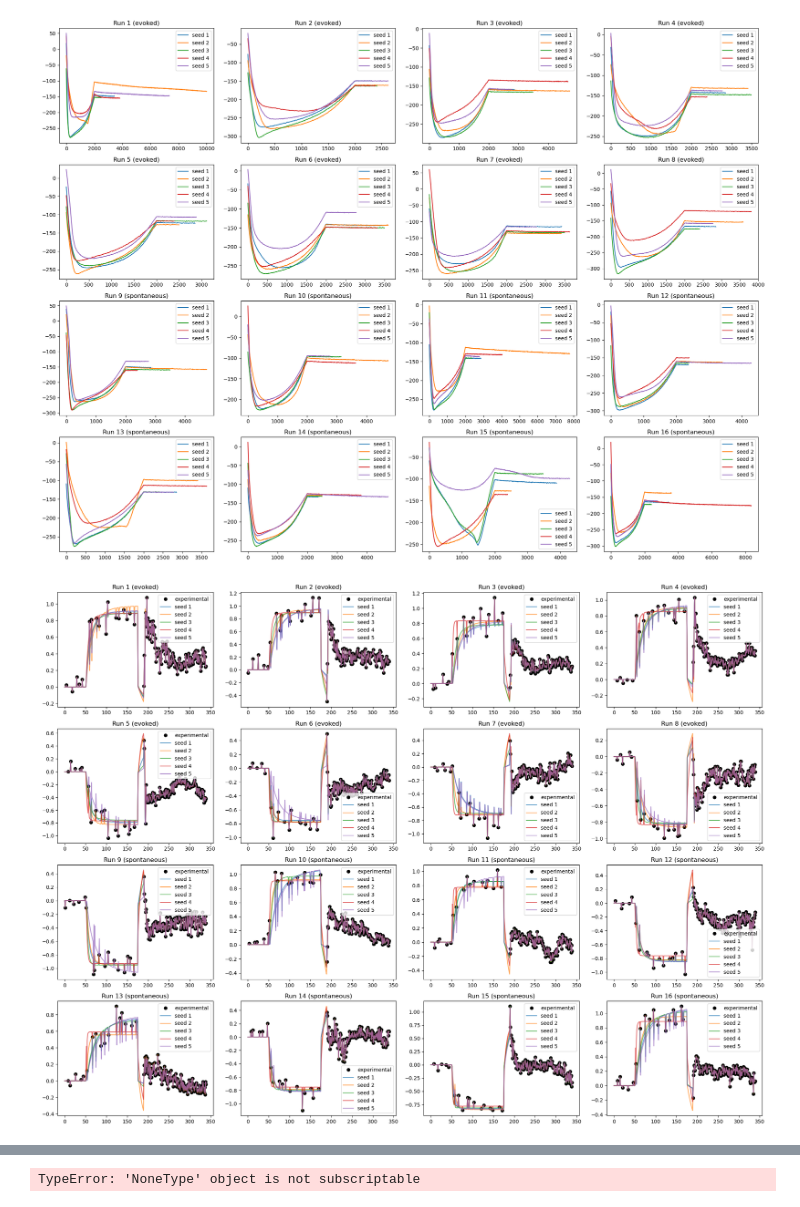
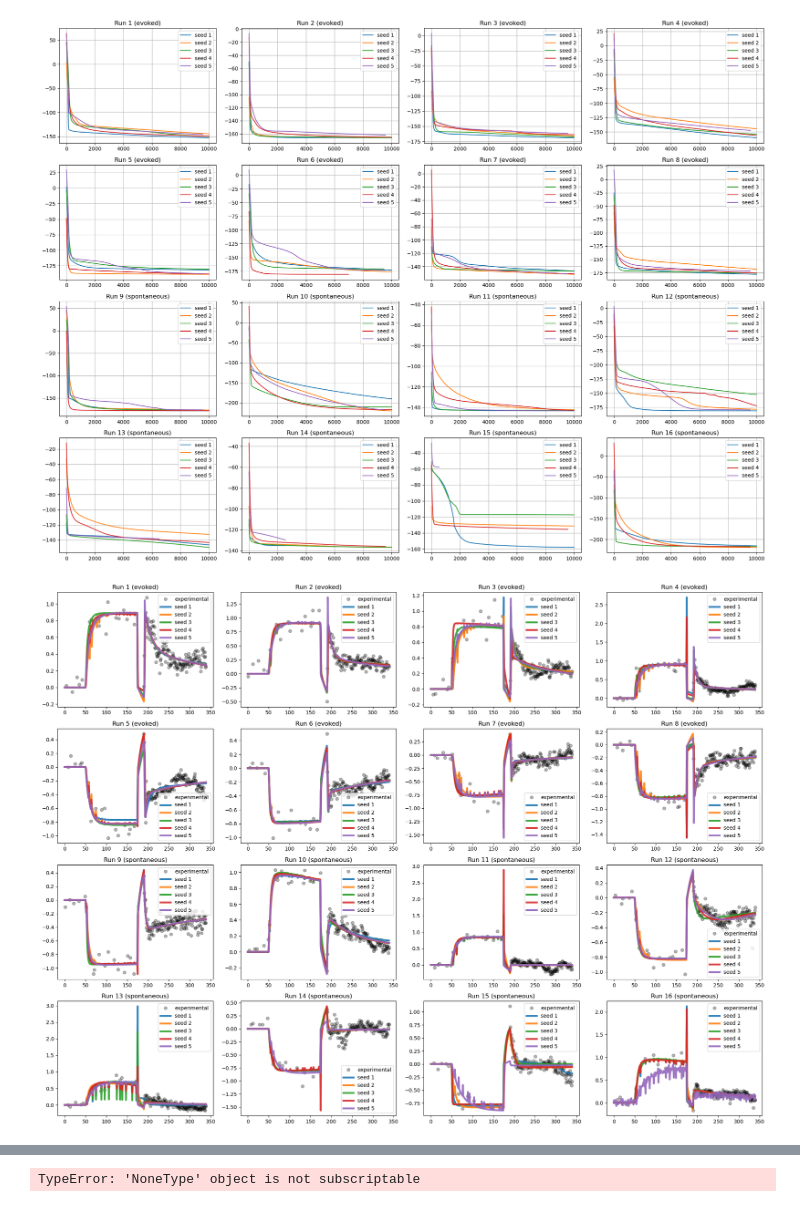
Before and after one commit to sashkarivkind/contextual_frogs, a Jupyter notebook: experimental/optim/result_view_aaaJ.ipynb, the cells around one changed output, grey strips where cells are left out. Saved outputs shown, nothing was run; the diff lists cells and outputs as text; code cells hidden in the pictures.

Commit message:
improved local tuning, direct injection

```diff
--- a/experimental/optim/result_view_aaaJ.ipynb
+++ b/experimental/optim/result_view_aaaJ.ipynb
@@ -11,6 +11,8 @@ def load_adaptation_trace(file_path):
         return arr
 # %%
 LOSS_IS_PER_SAMPLE = False
+k_params = 6
+
 result_root = '/homes/ar2342/one_more_dir/contextual_frogs/experimental/optim/results/'
 coin_bics_path = '/homes/ar2342/one_more_dir/contextual_frogs/experimental/optim/coin_bics1000.txt'
 paradigm_ = {k: 'evoked' if k <= 8 else 'spontaneous' for k in range(1,17)}
@@ -24,7 +26,8 @@ posterior_out_batch = {}
 for i in range(1,17):
     exp_datasets.append(load_adaptation_trace(f'/homes/ar2342/frogs_project/data/COIN_data/trial_data_{paradigm_[i]}_recovery_participant{(i-1)%8+1}.csv'))
     for j in range(1,16):
-        result_dir = f'realthing403aaa_seedsJSwp4noTie/run{i}_seed{j}'
+        result_dir = f'realthing403aaa_seedsJSwp5noVariInjec/run{i}_seed{j}'
+        # result_dir = f'realthing403aaa_seedsJSwp3/run{i}_seed{j}'
         aux_result_dir = f'realthing403uuuv2_finalpreds/run{i}_seed{j}'
         try:
             loss_traces[(i,j)] = np.genfromtxt(f'{result_root}/{result_dir}/loss.csv', delimiter=',')
@@ -50,24 +53,25 @@ for i in range(1,17):
             except:
                 pass
     ax.set_title(f'Run {i} ({paradigm_[i]})')
+    ax.grid()
     ax.legend()
 plt.tight_layout()
 plt.show()
 # %% [output]
-[figure, old version]
+[figure, new version]
 # %%
 #plot output traces vs experimental data. subplot per run and line per seed
 fig, axs = plt.subplots(4, 4, figsize=(20, 15))
 for i in range(1,17):
     ax = axs[(i-1)//4, (i-1)%4]
-    ax.plot(exp_datasets[i-1], 'o', label='experimental', color='black', linewidth=2)
-    for j in range(1,16):
+    ax.plot(exp_datasets[i-1], 'o', label='experimental', color='black', linewidth=0.5, alpha=0.3)
+    for j in range(1,6):
         if output_traces[(i,j)] is not None:
-            ax.plot(output_traces[(i,j)], label=f'seed {j}', alpha=0.7)
+            ax.plot(output_traces[(i,j)], label=f'seed {j}', alpha=0.9, linewidth=3.5)
     ax.set_title(f'Run {i} ({paradigm_[i]})')
     ax.legend()
 plt.tight_layout()
 plt.show()
 # %% [output]
-[figure, old version]
+[figure, new version]
 # %%
```
Also changed, not shown: parts of 6 cells of this notebook, 14 other files.
